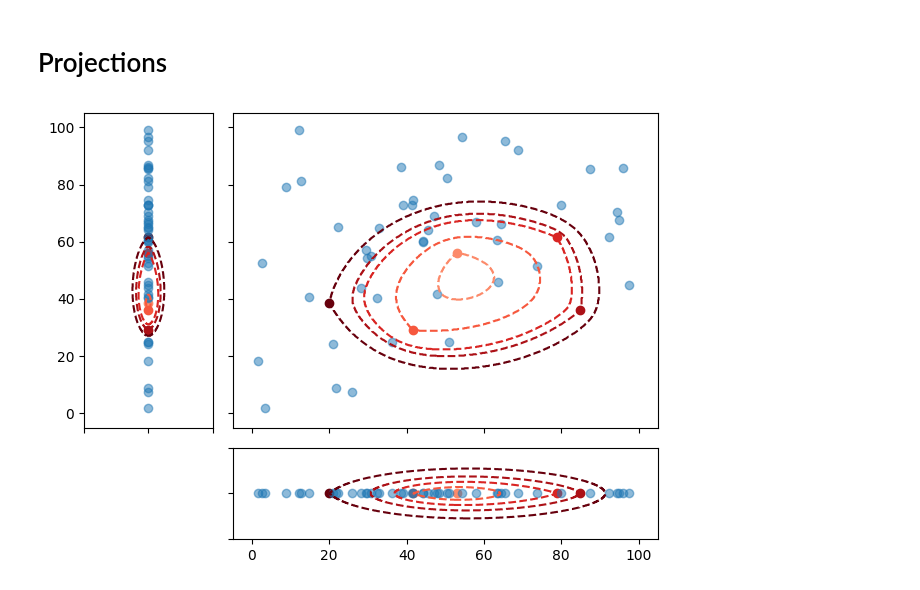
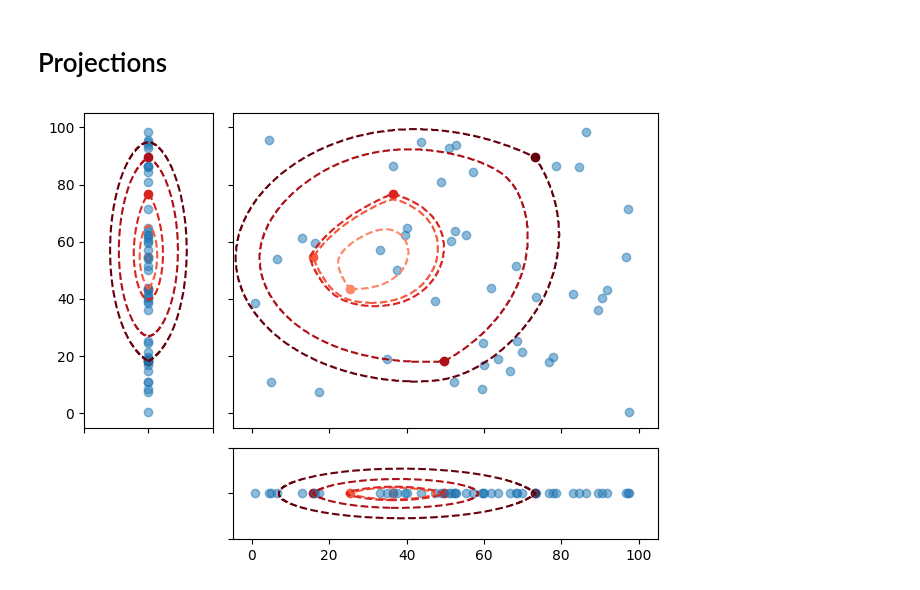
Before and after one commit to sandyspiers/coordinate_partitioning, a Jupyter notebook: visualisation/exclusion_zones.ipynb, the cells around one changed output. Drawn from its saved outputs; the diff is of its cells as text; code cells hidden in the pictures.

Commit message:
update projection

```diff
--- a/visualisation/exclusion_zones.ipynb
+++ b/visualisation/exclusion_zones.ipynb
@@ -151,45 +151,56 @@ Proportion of removed solutions:         6.449948400412796e-05
 # %% [markdown]
 # Projections
 # %%
-# project into y
 import copy
-yy=y1
+
+# Setup problem
+np.random.seed(4)
+n = 50
+p = 5
+s = 2
+dp = DiversityProblem.random(n,p,s)
+
+y = np.zeros(n)
+y[[4,17,27,35,39]] = 1
+
+X, Y, Z = ex.get_exclusion_zones(dp,y,space_increase=30)
+
 dp_py = copy.deepcopy(dp)
-X_1a, Y_1a, Z_1a = ex.get_exclusion_zones(dp_py,yy,space_increase=30)
 dp_py.locations[:,0] = dp_py.locations[:,0] * 0
 dp_py._build_edm()
-X1a_py, Y1a_py, Z1a_py = ex.get_exclusion_zones(dp_py,yy,space_increase=30)
+X_py, Y_py, Z_py = ex.get_exclusion_zones(dp_py,y,space_increase=30)
+
 dp_px = copy.deepcopy(dp)
 dp_px.locations[:,1] = dp_px.locations[:,1] * 0
 dp_px._build_edm()
-X1a_px, Y1a_px, Z1a_px = ex.get_exclusion_zones(dp_px,yy,space_increase=30)
+X_px, Y_px, Z_px = ex.get_exclusion_zones(dp_px,y,space_increase=30)
 # %%
 axd = plt.figure(layout="constrained").subplot_mosaic(
     """
     BAAA
     BAAA
     BAAA
     .CCC
     """
 )
 
-ex.plot_zones_onto_axes(axd["A"],yy,X_1a,Y_1a,Z_1a,dp)
-ex.plot_zones_onto_axes(axd["B"],yy,X1a_py,Y1a_py,Z1a_py,dp_py)
-ex.plot_zones_onto_axes(axd["C"],yy,X1a_px,Y1a_px,Z1a_px,dp_px)
+ex.plot_zones_onto_axes(axd["A"],y,X,Y,Z,dp)
+ex.plot_zones_onto_axes(axd["B"],y,X_py,Y_py,Z_py,dp_py)
+ex.plot_zones_onto_axes(axd["C"],y,X_px,Y_px,Z_px,dp_px)
 
 axd["A"].tick_params(labelbottom=False,labelleft=False)
 axd["B"].tick_params(labelbottom=False)
 axd["C"].tick_params(labelleft=False)
 
 axd["A"].set_xlim(-5,105)
 axd["A"].set_ylim(-5,105)
 axd["B"].set_xlim(-50,50)
 axd["B"].set_ylim(-5,105)
 axd["C"].set_xlim(-5,105)
 axd["C"].set_ylim(-50,50)
 
 plt.tight_layout()
 if savefig: plt.savefig(f"{fig_directory}/exclusion_projection.pdf")
 plt.show()
 # %% [output]
-[figure, old version]
+[figure, new version]
```
Also changed, not shown: 1 other file.
